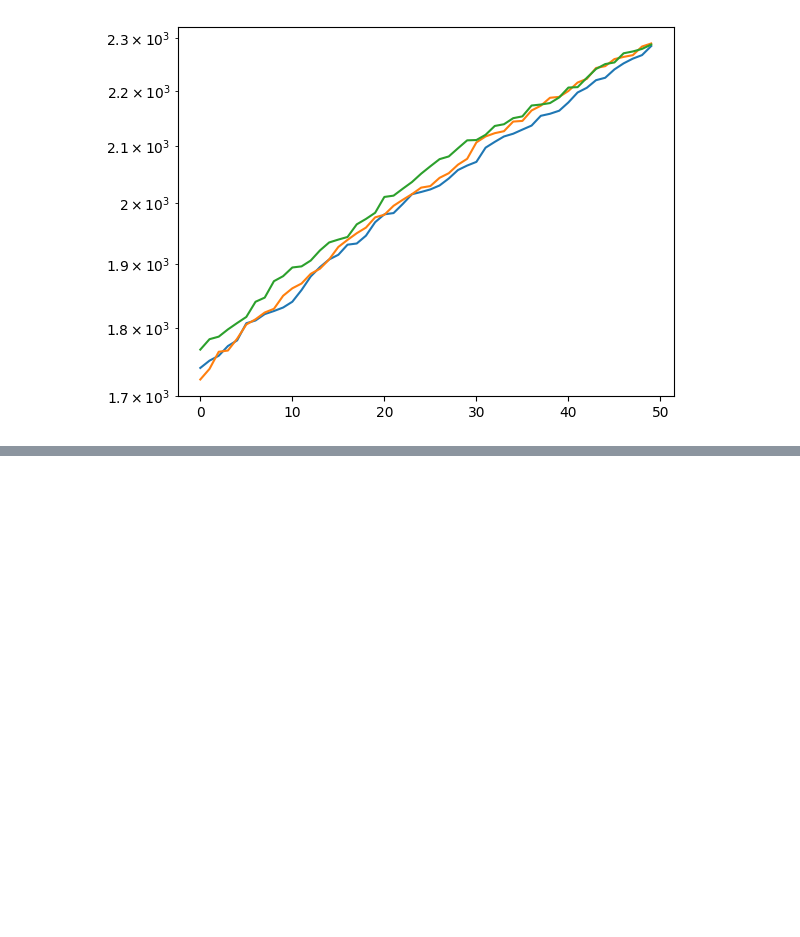
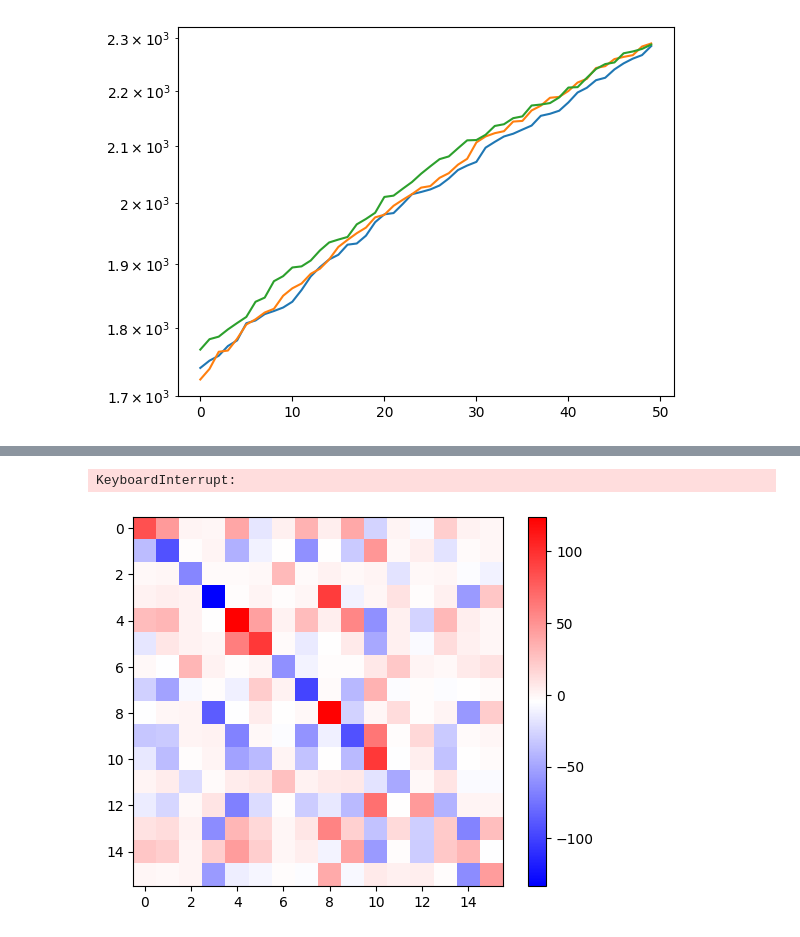
Before and after one commit to alekseizhuravlev/shape_matching, a Jupyter notebook: notebooks/19.06.2024/learned_canonicalization.ipynb, the cells around one changed output, grey strips where cells are left out. Cells and saved outputs as stored; diff of their text form; code cells hidden in the pictures; blank space fills up the shorter version.

```diff
--- a/notebooks/19.06.2024/learned_canonicalization.ipynb
+++ b/notebooks/19.06.2024/learned_canonicalization.ipynb
@@ -86,7 +82,7 @@ import networks.diffusion_network as diffusion_network
 
 condition_dim = 0
 start_dim = 0
-feature_dim = 64
+feature_dim = 16
 
 
 device = 'cuda' if torch.cuda.is_available() else 'cpu'
@@ -233,8 +243,8 @@ for i in iterator:
 
     # predict the sign change
     with torch.no_grad():
-        sign_pred_0 = predict_sign_change(net, verts, faces, evecs_flip_0,
-                                              evecs_cond=evecs_cond)[0]
+        sign_pred_0, supp_vec_0 = predict_sign_change(net, verts, faces, evecs_flip_0,
+                                              evecs_cond=evecs_cond)
 
     ##############################################
     # Set the signs on shape 1
@@ -251,8 +261,8 @@ for i in iterator:
 
     # predict the sign change
     with torch.no_grad():
-        sign_pred_1 = predict_sign_change(net, verts, faces, evecs_flip_1,
-                                              evecs_cond=evecs_cond)[0]
+        sign_pred_1, supp_vec_1 = predict_sign_change(net, verts, faces, evecs_flip_1,
+                                              evecs_cond=evecs_cond)
 
     ##############################################
     # Calculate the loss
@@ -289,3 +299,11 @@ print(f'Incorrect signs {torch.sum(sign_correct != 1)} / {feature_dim}')
 # plt.ylim(-0.1, 0.1)
 # # plt.yscale('log')
 # plt.show()
+# %% [output]
+KeyboardInterrupt:
+# %%
+plot = plt.imshow((supp_vec_0.transpose(1, 2) @ evecs_flip_0)[0].cpu(), cmap='bwr')
+plt.colorbar(plot)
+plt.show()
+# %% [output]
+[figure, added]
```
Also changed, not shown: parts of 5 cells of this notebook, 6 other files.
